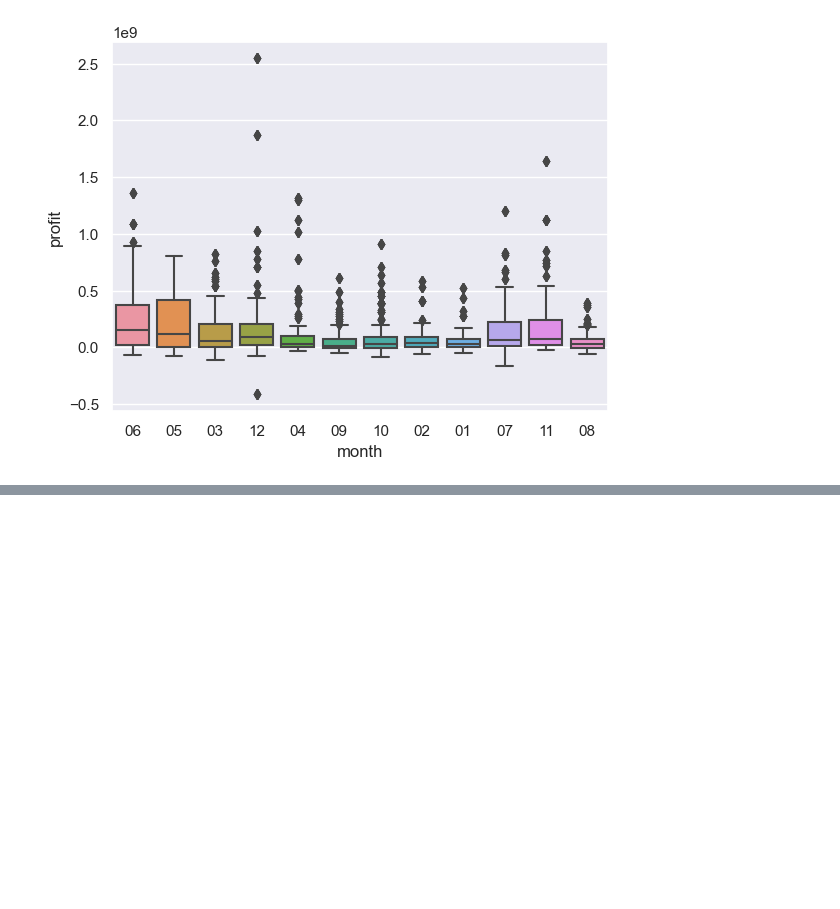
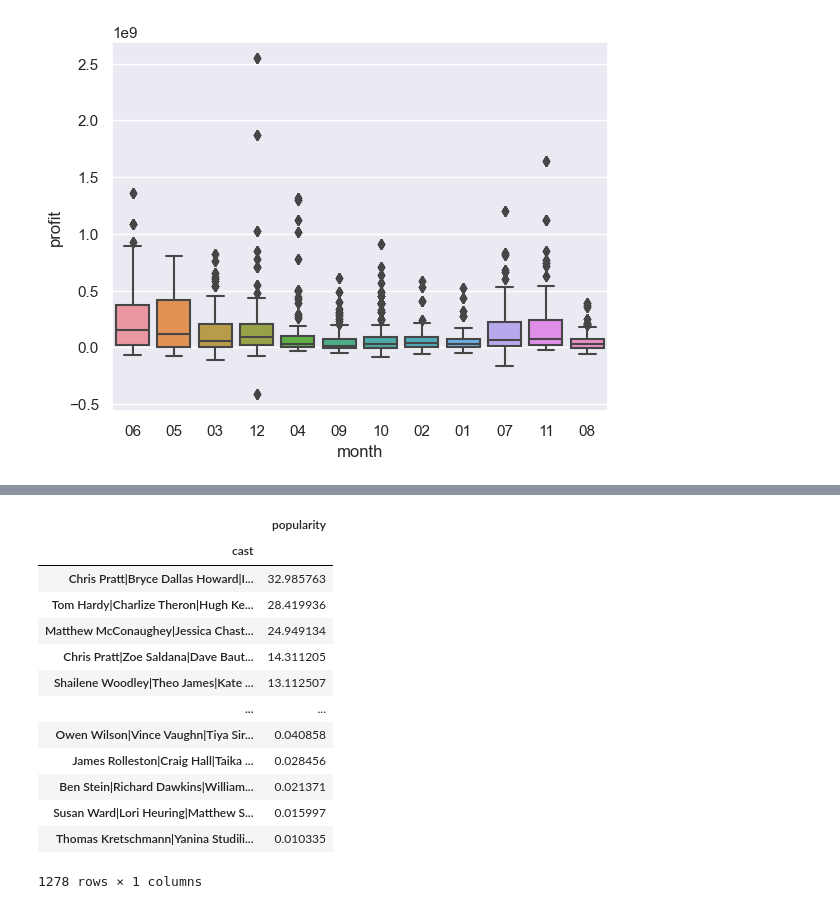
Before and after one commit to liekzhe/SC1015mini_project, a Jupyter notebook: MovieAnalysis.ipynb, the cells around one changed output, grey strips where cells are left out. Cells and saved outputs as stored; diff of their text form; code cells hidden in the pictures; blank space fills up the shorter version.

```diff
--- a/MovieAnalysis.ipynb
+++ b/MovieAnalysis.ipynb
@@ -155,0 +201,17 @@ sb.boxplot(data=allfactors, x="month", y="profit", orient = 'v')
+# %%
+allfactors.groupby('cast')[['popularity']].mean().sort_values(['popularity'], ascending=False)
+# %% [output]
+|  | popularity |
+| cast |  |
+| Chris Pratt|Bryce Dallas Howard|I... | 32.985763 |
+| Tom Hardy|Charlize Theron|Hugh Ke... | 28.419936 |
+| Matthew McConaughey|Jessica Chast... | 24.949134 |
+| Chris Pratt|Zoe Saldana|Dave Baut... | 14.311205 |
+| Shailene Woodley|Theo James|Kate ... | 13.112507 |
+| ... | ... |
+| Owen Wilson|Vince Vaughn|Tiya Sir... | 0.040858 |
+| James Rolleston|Craig Hall|Taika ... | 0.028456 |
+| Ben Stein|Richard Dawkins|William... | 0.021371 |
+| Susan Ward|Lori Heuring|Matthew S... | 0.015997 |
+| Thomas Kretschmann|Yanina Studili... | 0.010335 |
+1278 rows × 1 columns
```
Also changed, not shown: parts of 8 cells of this notebook, 10 other files.
